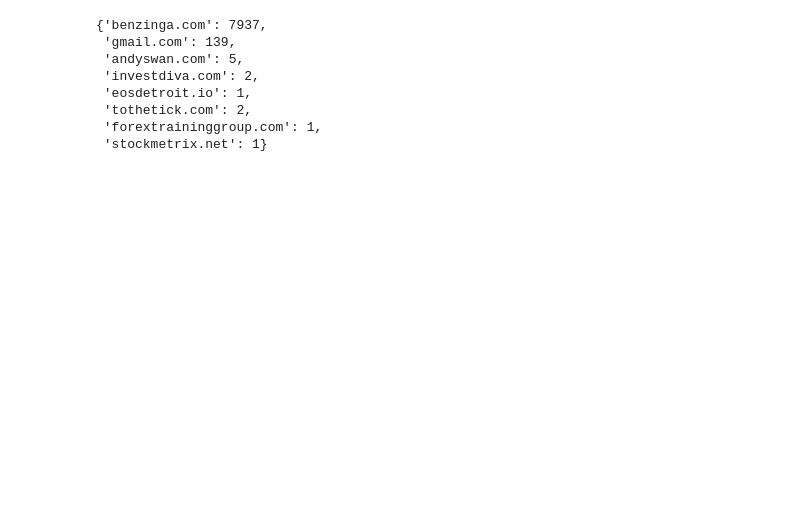
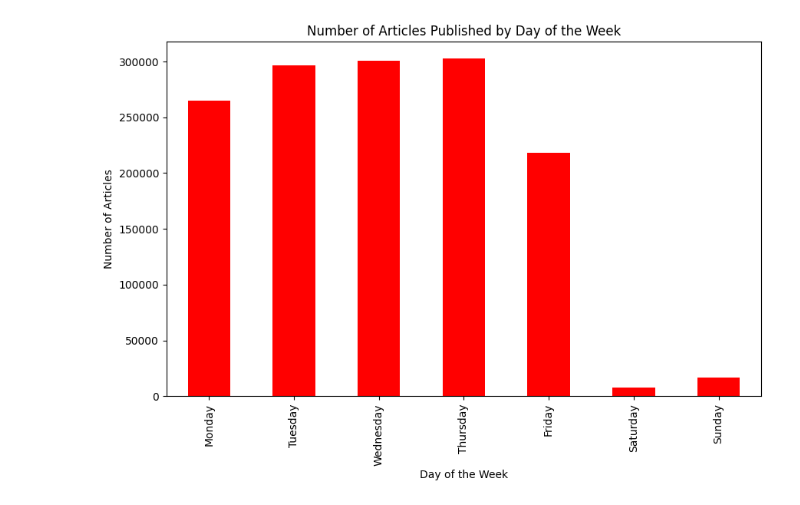
Before and after one commit to Amangtt/Stock-market-data-analysis-and-prediction, a Jupyter notebook: notebooks/article.ipynb, the cells around one changed output. Saved outputs shown, nothing was run; the diff lists cells and outputs as text; code cells hidden in the pictures; blank space fills up the shorter version.

```diff
--- a/notebooks/article.ipynb
+++ b/notebooks/article.ipynb
@@ -130,13 +73,5 @@ See the caveats in the documentation: https://pandas.pydata.org/pandas-docs/stab
 # %%
 # Displays companies with the most publish
-unique_domains = news_.count_unique_domains(df)
-unique_domains
+publish.pub_days_time()
 # %% [output]
-{'benzinga.com': 7937,
- 'gmail.com': 139,
- 'andyswan.com': 5,
- 'investdiva.com': 2,
- 'eosdetroit.io': 1,
- 'tothetick.com': 2,
- 'forextraininggroup.com': 1,
- 'stockmetrix.net': 1}
+[figure, added]
```
Also changed, not shown: parts of 14 cells of this notebook, 3 other files.
